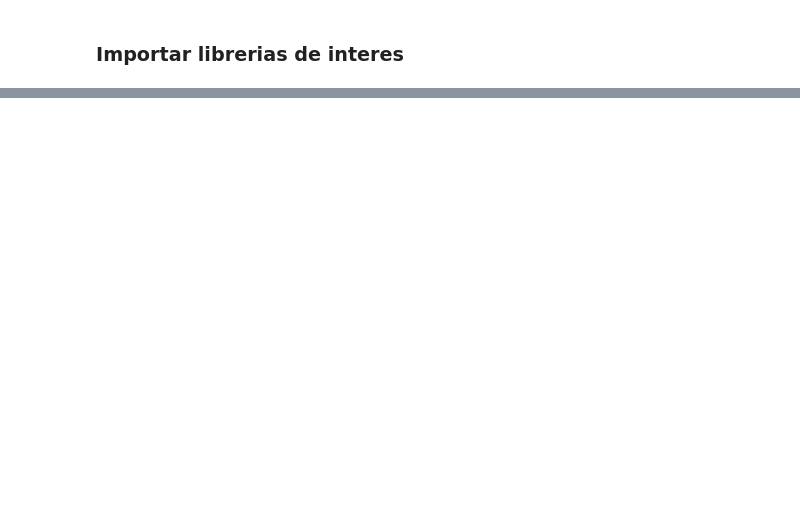
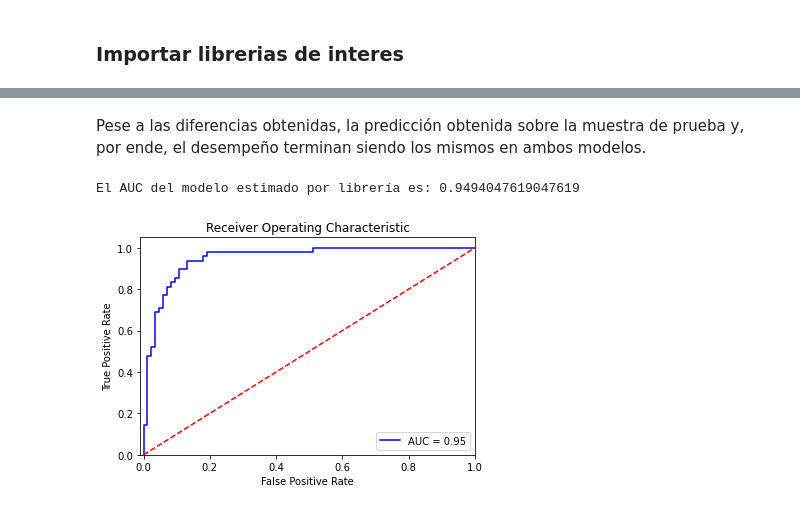
Before and after one commit to gasanchez10/DeepLearning2022, a Jupyter notebook: SEM1/S1LSC2.ipynb, the cells around one changed output, grey strips where cells are left out. Drawn from its saved outputs; the diff is of its cells as text; code cells hidden in the pictures; blank space fills up the shorter version.

```diff
--- a/SEM1/S1LSC2.ipynb
+++ b/SEM1/S1LSC2.ipynb
@@ -188,0 +40,4 @@ A través del algoritmo de descenso de gradiente, se calibra un modelo de regres
+# %%
+# Cargar los datos
+df = pd.read_csv('data.csv')
+df.head()
@@ -188,0 +53,14 @@ A través del algoritmo de descenso de gradiente, se calibra un modelo de regres
+# %%
+# Obtener Y
+YTotal=np.array(df['Purchased'])
+# Unir dummies correspondientes a la variable 'Gender' al dataframe (crea dos columnas binarias 'Male' y 'Female')
+merged = pd.concat([df, pd.get_dummies(df.Gender)], axis='columns')
+# Obtener X
+XTotal=np.array(merged[['Male','Age','EstimatedSalary']])
+# Dividir muestra en train y test
+XTrain, XTest, yTrain, yTest = train_test_split(XTotal, YTotal, test_size=0.33, random_state=0)
+# Para facilitar convergencia, escalamos los datos
+scaler = StandardScaler()
+scaler.fit(XTrain)
+XTrain=scaler.transform(XTrain)
+XTest=scaler.transform(XTest)
@@ -188,0 +198,10 @@ A través del algoritmo de descenso de gradiente, se calibra un modelo de regres
+# %%
+# Estimamos los coeficientes mediante la librería
+clf=LogisticRegression(random_state=0).fit(XTrain, yTrain)
+estimadores_sklearn = np.append(clf.intercept_,clf.coef_)
+# Imprimimos resultados
+print("Los estimadores con la librería scikit learn son: "+str(estimadores_sklearn))
+print("Los estimadores con el algoritmo de descenso de gradiente son: "+str(estimadores))
+print("La magnitud de la diferencia absoluta entre ambas soluciones es: "+str(np.linalg.norm(estimadores_sklearn-estimadores)))
+print("La función objetivo evaluada en la solución obtenida con la librería es: "+str(fobj(estimadores_sklearn,XTrain,yTrain)))
+print("La función objetivo evaluada en la solución obtenida con el algortimo de descenso de gradiente es: "+str(fobj(estimadores,XTrain,yTrain)))
@@ -188,0 +214,20 @@ A través del algoritmo de descenso de gradiente, se calibra un modelo de regres
+# %% [markdown]
+Pese a las diferencias obtenidas, la predicción obtenida sobre la muestra de prueba y, por ende, el desempeño terminan siendo los mismos en ambos modelos.
+# %%
+prediccionesRegLog=clf.predict(XTest)
+prediccionesProbRegLog=clf.predict_proba(XTest)
+fpr, tpr, thresholds = metrics.roc_curve(yTest, prediccionesProbRegLog[:,1], pos_label=1)
+AUCRegLog=metrics.auc(fpr, tpr)
+print("El AUC del modelo estimado por librería es: "+str(AUCRegLog))
+plt.title('Receiver Operating Characteristic')
+plt.plot(fpr, tpr, 'b', label = 'AUC = %0.2f' % AUCRegLog)
+plt.legend(loc = 'lower right')
+plt.plot([0, 1], [0, 1],'r--')
+plt.xlim([-0.01, 1])
+plt.ylim([0, 1.05])
+plt.ylabel('True Positive Rate')
+plt.xlabel('False Positive Rate')
+plt.show()
+# %% [output]
+El AUC del modelo estimado por librería es: 0.9494047619047619
+[figure, added]
```
Also changed, not shown: parts of 46 cells of this notebook.
